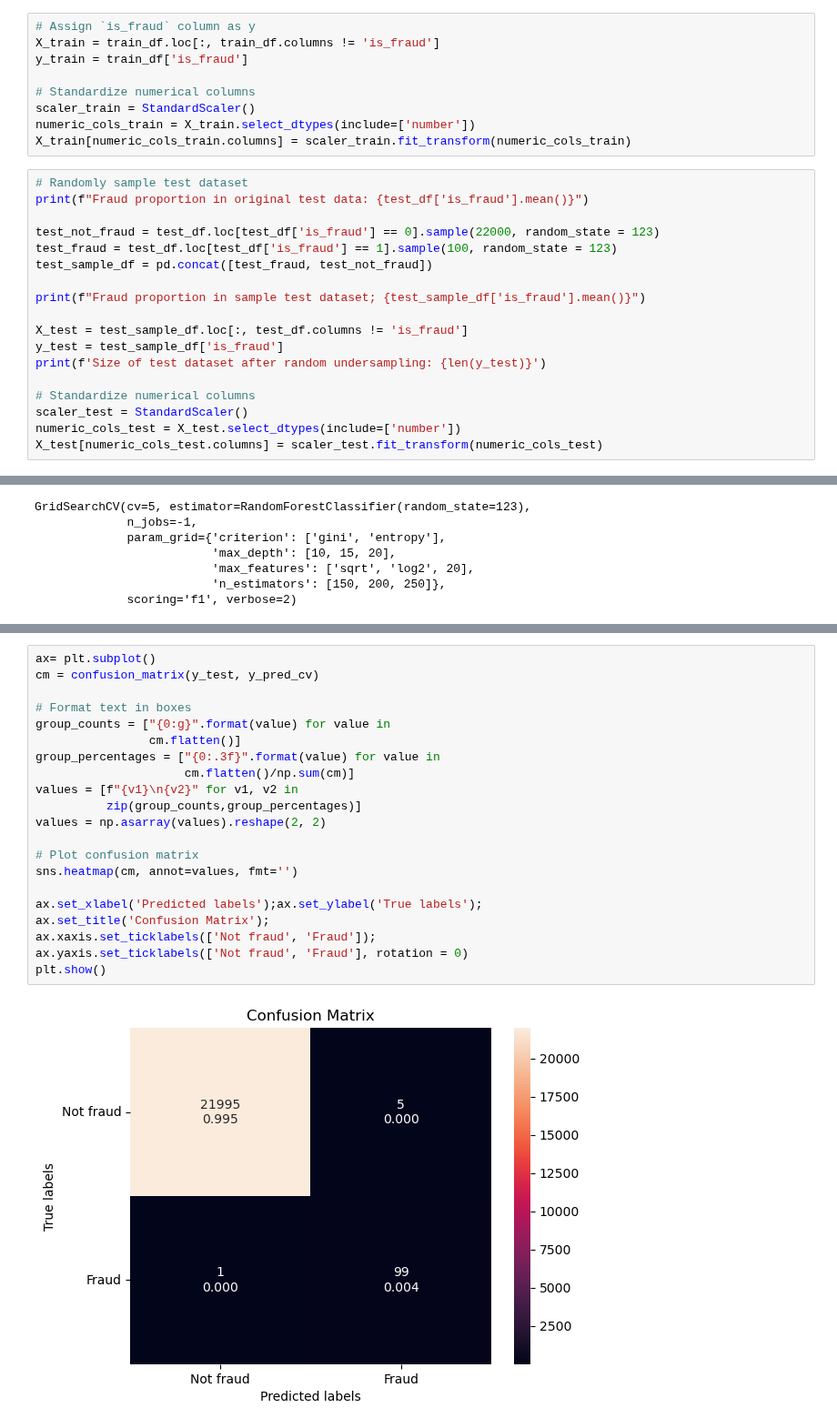
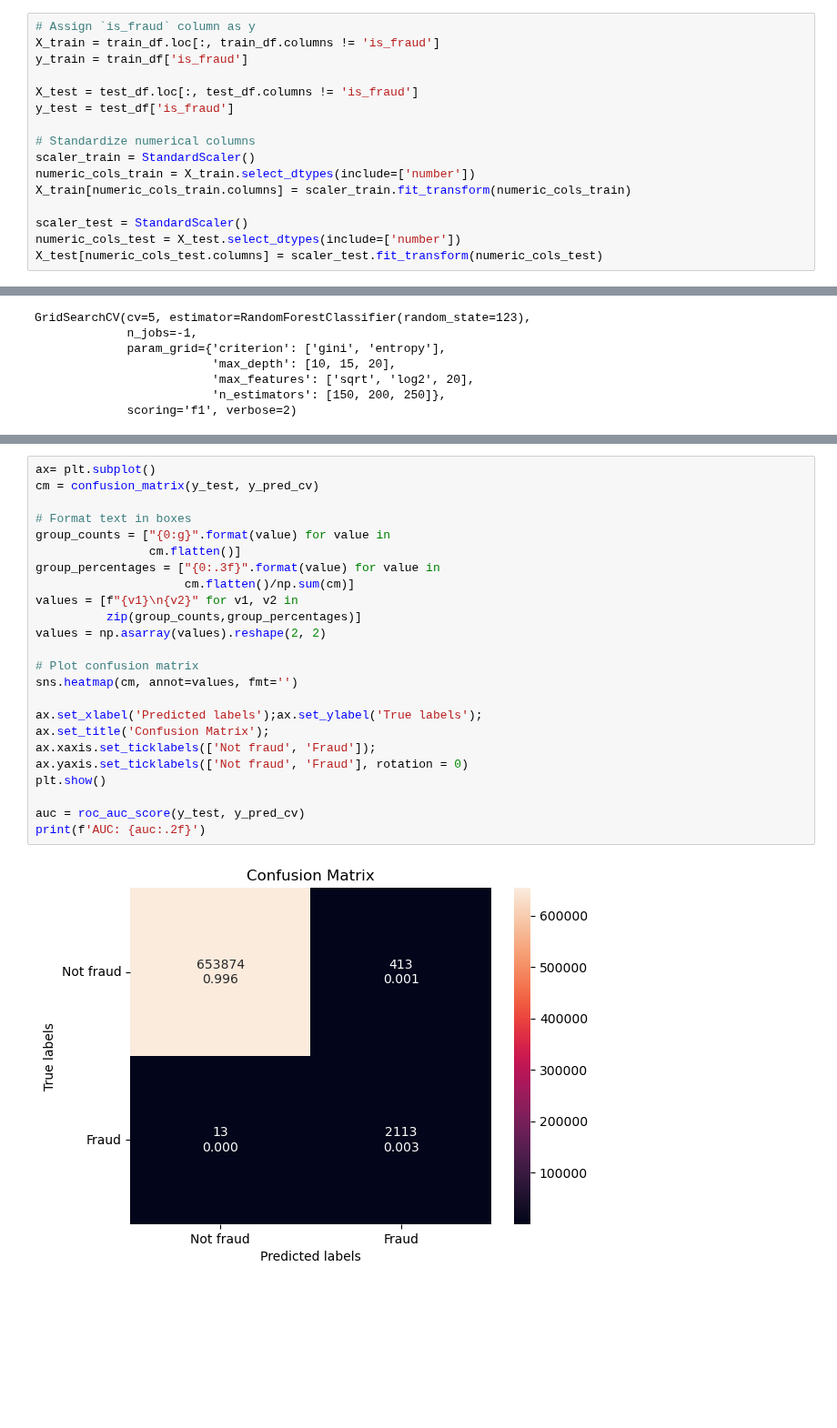
Before and after one commit to annccyn/dsa4263_project, a Jupyter notebook: src/sampling_encoding_example.ipynb, the cells around one changed output, grey strips where cells are left out. Shown at 91% size. Cells and saved outputs as stored; diff of their text form; blank space fills up the shorter version.

Commit message:
Remove test set sampling

```diff
--- a/src/sampling_encoding_example.ipynb
+++ b/src/sampling_encoding_example.ipynb
@@ -27,25 +27,14 @@ test_df = pd.read_csv("../data/test_data.csv")
 X_train = train_df.loc[:, train_df.columns != 'is_fraud']
 y_train = train_df['is_fraud']
 
+X_test = test_df.loc[:, test_df.columns != 'is_fraud']
+y_test = test_df['is_fraud']
+
 # Standardize numerical columns
 scaler_train = StandardScaler()
 numeric_cols_train = X_train.select_dtypes(include=['number'])
 X_train[numeric_cols_train.columns] = scaler_train.fit_transform(numeric_cols_train)
+
+scaler_test = StandardScaler()
+numeric_cols_test = X_test.select_dtypes(include=['number'])
+X_test[numeric_cols_test.columns] = scaler_test.fit_transform(numeric_cols_test)
-# %%
-# Randomly sample test dataset
-print(f"Fraud proportion in original test data: {test_df['is_fraud'].mean()}")
-
-test_not_fraud = test_df.loc[test_df['is_fraud'] == 0].sample(22000, random_state = 123)
-test_fraud = test_df.loc[test_df['is_fraud'] == 1].sample(100, random_state = 123)
-test_sample_df = pd.concat([test_fraud, test_not_fraud])
-
-print(f"Fraud proportion in sample test dataset; {test_sample_df['is_fraud'].mean()}")
-
-X_test = test_sample_df.loc[:, test_df.columns != 'is_fraud']
-y_test = test_sample_df['is_fraud']
-print(f'Size of test dataset after random undersampling: {len(y_test)}')
-
-# Standardize numerical columns
-scaler_test = StandardScaler()
-numeric_cols_test = X_test.select_dtypes(include=['number'])
-X_test[numeric_cols_test.columns] = scaler_test.fit_transform(numeric_cols_test)
@@ -376,23 +360,26 @@ Top 10 most important features:
 # %%
 ax= plt.subplot()
 cm = confusion_matrix(y_test, y_pred_cv)
 
 # Format text in boxes
 group_counts = ["{0:g}".format(value) for value in
                 cm.flatten()]
 group_percentages = ["{0:.3f}".format(value) for value in
                      cm.flatten()/np.sum(cm)]
 values = [f"{v1}\n{v2}" for v1, v2 in
           zip(group_counts,group_percentages)]
 values = np.asarray(values).reshape(2, 2)
 
 # Plot confusion matrix
 sns.heatmap(cm, annot=values, fmt='')
 
 ax.set_xlabel('Predicted labels');ax.set_ylabel('True labels');
 ax.set_title('Confusion Matrix');
 ax.xaxis.set_ticklabels(['Not fraud', 'Fraud']);
 ax.yaxis.set_ticklabels(['Not fraud', 'Fraud'], rotation = 0)
 plt.show()
+
+auc = roc_auc_score(y_test, y_pred_cv)
+print(f'AUC: {auc:.2f}')
 # %% [output]
-[figure, old version]
+[figure, new version]
```
Also changed, not shown: parts of 4 cells of this notebook.
